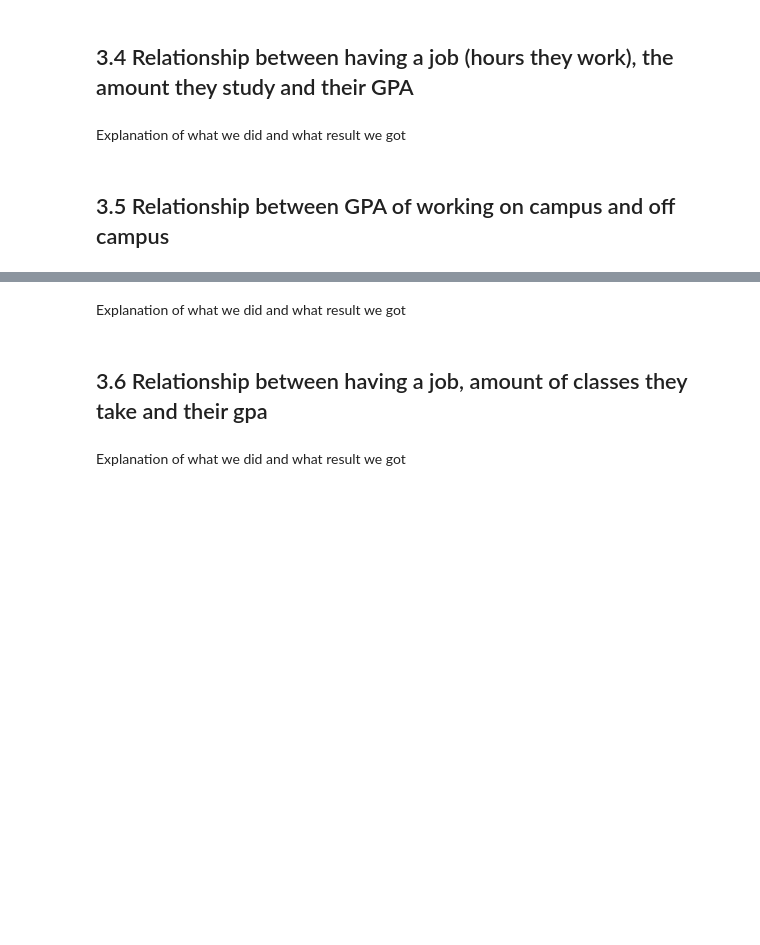
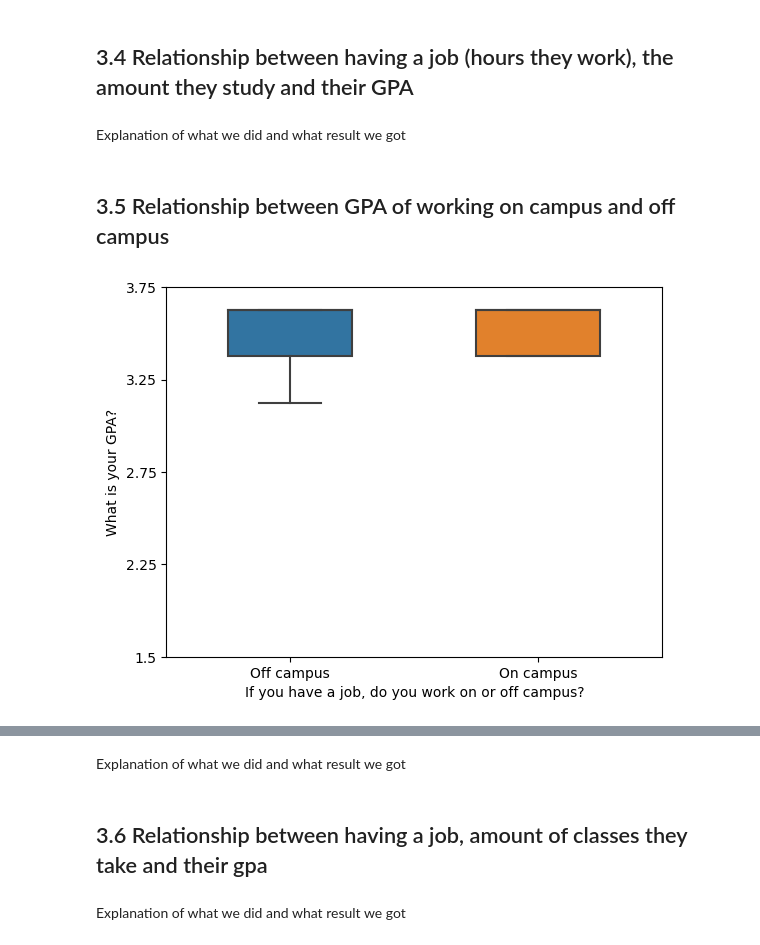
Before and after one commit to Nihal-m24/CS-105-Mini-Project, a Jupyter notebook: Mini Project.ipynb, the cells around one changed output, grey strips where cells are left out. Cells and saved outputs as stored; diff of their text form; code cells hidden in the pictures; blank space fills up the shorter version.

Commit message:
3.5 trial and error box plot

```diff
--- a/Mini Project.ipynb
+++ b/Mini Project.ipynb
@@ -77,32 +77,93 @@ Explanation of what we did and what result we got
 ## 3.5 Relationship between GPA of working on campus and off campus
 # %%
 #zain
-GPA_Campus = pd.crosstab(cleaned_df['If you have a job, do you work on or off campus?'],cleaned_df['What is your GPA?'])
-# GPA_Campus.plot.bar()
+# GPA_Campus = pd.crosstab(cleaned_df['If you have a job, do you work on or off campus?'],cleaned_df['What is your GPA?'])
+# # GPA_Campus.plot.bar()
 
-GPA_campus = GPA_Campus.replace({'What is your GPA?': {'3.5-4.0': 4, '3.0-3.5': 3, '2.5-3.0': 2, '2.0-2.5': 1, '<2.0': 0}})
-GPA_campus = GPA_Campus.replace({'If you have a job, do you work on or off campus?': {'On campus': "On campus", 'Off campus': "Off campus"}})
-
-print(GPA_campus.dtypes)
+# GPA_Campus = GPA_Campus.replace({
+#  'What is your GPA?': {'3.5-4.0': 4, '3.0-3.5': 3, '2.5-3.0': 2, '2.0-2.5': 1, '<2.0': 0},
+#     'If you have a job, do you work on or off campus?': {'On campus': 1, 'Off campus': 0}})
+# print(GPA_Campus.dtypes)
 # print(GPA_campus['If you have a job, do you work on or off campus?'].unique())
 
 
-box_df = pd.DataFrame({'What is your GPA?': [0,1,2,3,4]})
-box_df
+# box_df = pd.DataFrame({'What is your GPA?': [0,1,2,3,4]})
+# box_df
 
 
 # plt.figure(figsize=(10, 6))
 # sns.boxplot(x='If you have a job, do you work on or off campus?', y='What is your GPA?', data=GPA_campus, order=['On campus', 'Off campus'])
 # plt.title('Relationship between GPA and Work Location')
 # plt.xlabel('Work Location')
 # plt.ylabel('GPA')
 # plt.show()
 
 # GPA_Campus.boxplot()
 
 # GPA_Campus.boxplot(column='What is your GPA?', by='If you have a job, do you work on or off campus?', grid=False)
 
-# sns.boxplot(x='If you have a job, do you work on or off campus?', y='What is your GPA?', data=cleaned_df, order=['On campus', 'Off campus'])
+# sns.boxplot(x='If you have a job, do you work on or off campus?', y='What is your GPA?', data=cleaned_df)
 
 # print(cleaned_df.columns)
+
+
+
+# gpa_order = ['<2.0', '2.0-2.5', '2.5-3.0', '3.0-3.5', '3.5-4.0']
+# plt.yticks(range(len(gpa_order)), gpa_order)
+
+
+
+# import seaborn as sns
+# import matplotlib.pyplot as plt
+
+# # Assuming you have a DataFrame called 'GPA_CampusTable_filtered'
+# # Replace 'GPA_CampusTable_filtered' with your actual DataFrame
+
+# # Convert 'What is your GPA?' to numeric if needed
+# GPA_CampusTable_filtered['What is your GPA?'] = pd.to_numeric(GPA_CampusTable_filtered['What is your GPA?'])
+
+# # Set the order of GPA categories for proper ordering on the y-axis
+
+
+# # Create a boxplot with increased figure size and adjusted box width
+# plt.figure(figsize=(10, 6))
+# sns.boxplot(
+#     x='If you have a job, do you work on or off campus?',
+#     y='What is your GPA?',
+#     data=GPA_CampusTable_filtered,
+#     order=['On Campus', 'Off Campus'],
+#     palette='viridis',
+#     width=0.5,  # Adjust the width of the boxes
+# )
+
+# # Set labels and title
+# plt.xlabel('Work Location')
+# plt.ylabel('GPA')
+# plt.title('Box Plot of GPA by Work Location')
+
+# # Set the order of GPA categories on the y-axis
+
+
+# # Show the plot
+# plt.show()
+
+GPA_CampusTable = cleaned_df.loc[:, ['What is your GPA?', 'If you have a job, do you work on or off campus?']]
+
+
+GPA_CampusTable = GPA_CampusTable.replace({
+    'What is your GPA?': {'3.5-4.0': 3.75, '3.0-3.5': 3.25, '2.5-3.0': 2.75, '2.0-2.5': 2.25, '<2.0': 1.5},
+    #'If you have a job, do you work on or off campus?' : {'On Campus': "On Campus", 'Off Campus': "Off Campus"}
+})
+GPA_CampusTable_filtered = GPA_CampusTable[GPA_CampusTable['If you have a job, do you work on or off campus?'] != 0]
+GPA_CampusTable_filtered.head()
+
+sns.boxplot(x = GPA_CampusTable_filtered['If you have a job, do you work on or off campus?'], y = GPA_CampusTable_filtered['What is your GPA?'], width=0.5)
+
+gpa_order = ['1.5', '2.25', '2.75', '3.25', '3.75']
+plt.yticks(range(len(gpa_order)), gpa_order)
+plt.show()
+
+print(GPA_CampusTable_filtered.groupby('If you have a job, do you work on or off campus?')['What is your GPA?'].describe())
+print(GPA_CampusTable_filtered)
 # %% [output]
+[figure, added]
```
Also changed, not shown: parts of 1 cell of this notebook.
